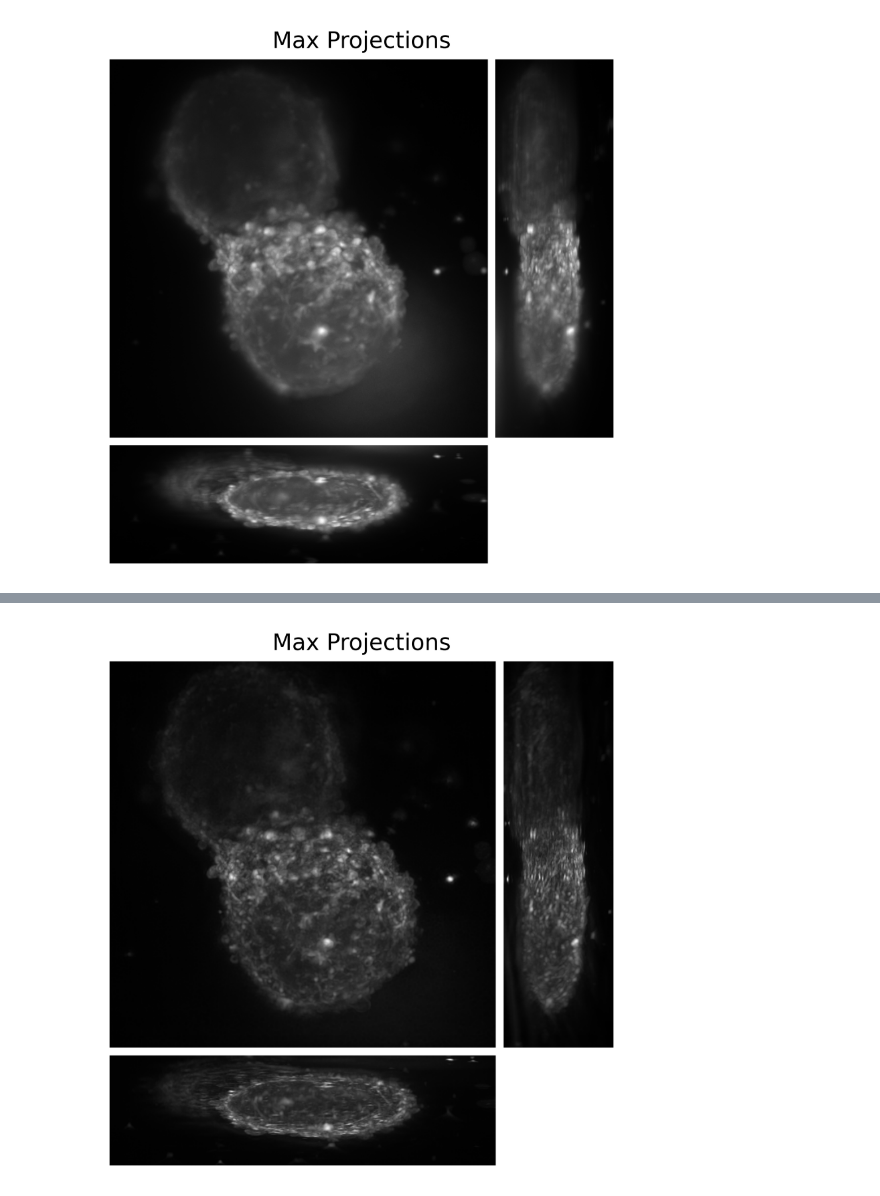
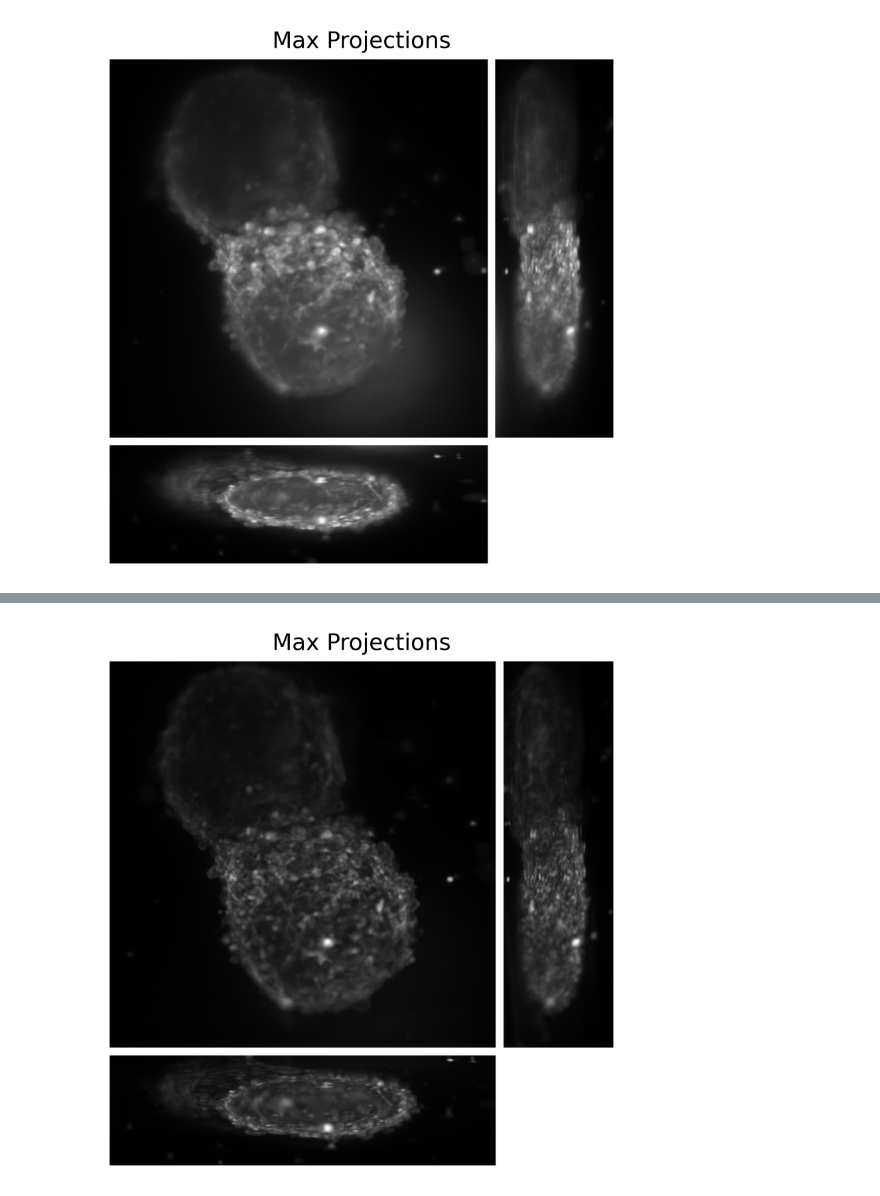
Before and after one commit to apsk14/rdmpy, a Jupyter notebook: experiments/light-sheet.ipynb, the cells around one changed output, grey strips where cells are left out. Saved outputs shown, nothing was run; the diff lists cells and outputs as text; code cells hidden in the pictures.

```diff
--- a/experiments/light-sheet.ipynb
+++ b/experiments/light-sheet.ipynb
@@ -11,6 +11,8 @@ The full resolution images require a fair bit of memory and can be a bit slow.
 
 Here we import some necessary packages/helper functions
 # %%
+%load_ext autoreload
+%autoreload 2
 !export CUDA_VISIBLE_DEVICES=0,1,2,3 # REPLACE this line according to your GPUs
 
 import os
@@ -30,6 +32,8 @@ from skimage.measure import block_reduce
 from skimage import io
 from skimage.transform import resize
 from PIL import Image
+import matplotlib as mpl
+mpl.rcParams['figure.dpi'] = 500
 
 # REPLACE this in according to your computer, we highly recommend using a GPU.
 # We needed ~20GB of GPU memory to run at full resolution (1024 x 1024).
@@ -148,10 +151,12 @@ plot_3d_projections(obj)
 [figure]
 # %%
 # Calibration
-coeffs, waist, spread, defocus_rate, psf_locs, gl_params, dx, dz = rdmpy.calibrate_sdm(
+psf_cube, psf_locs = rdmpy.calibrate_sdm(
     calib_stack,
-    psf_dim,
+    psf_xy_dim=64,
     model="gl",
+    gl_opt=["dx", "dz"],
+    iters=100,
     device=device,
 )
 # %% [output]
@@ -176,36 +168,13 @@ dz:  0.15464389324188232
-# %%
-# now get the psfs
-psf_dim = 48
-zmax = 48  # calib_stack.shape[2]
-num_psfs = calib_stack.shape[0] // 2
-
-psf_cube, _ = rdmpy.get_ls_psfs(
-    0.7,
-    waist,
-    spread,
-    defocus_rate,
-    dx,
-    dz,
-    psf_dim,
-    zmax,
-    num_psfs,
-    wavelength=550e-6,
-    NA=0.2,
-    get_center_vals=True,
-    gl_params=gl_params,
-    device=device,
-)
 # %%
 # finally let's run sheet deconvolution on the sample
-obj_est = rdmpy.sheet_deconvolve(torch.tensor(obj, device=device).float(), psf_cube, iters=50, lr=5e-2,
-    l2_reg=3e-7,
+obj_est = rdmpy.sheet_deconvolve(torch.tensor(obj, device=device).float(), psf_cube, iters=50, lr=1e-1,
+    l2_reg=1e-9,
     l1_reg=0,
-    tv_reg=1e-11,
-    method="autograd",
-    opt_params={"upper_projection": False, "init": "zero"}, device=device)
+    tv_reg=5e-12,
+    opt_params={"upper_projection": False}, device=device)
 # %%
 # and plot!
 crop=10
-plot_3d_projections((obj_est[crop:-crop,crop:-crop,crop:-crop]))
+plot_3d_projections((obj_est[crop:-crop,crop:-crop,crop:-crop].cpu().numpy()))
 # %% [output]
-[figure, old version]
+[figure, new version]
```
Also changed, not shown: parts of 8 cells of this notebook, 10 other files.
